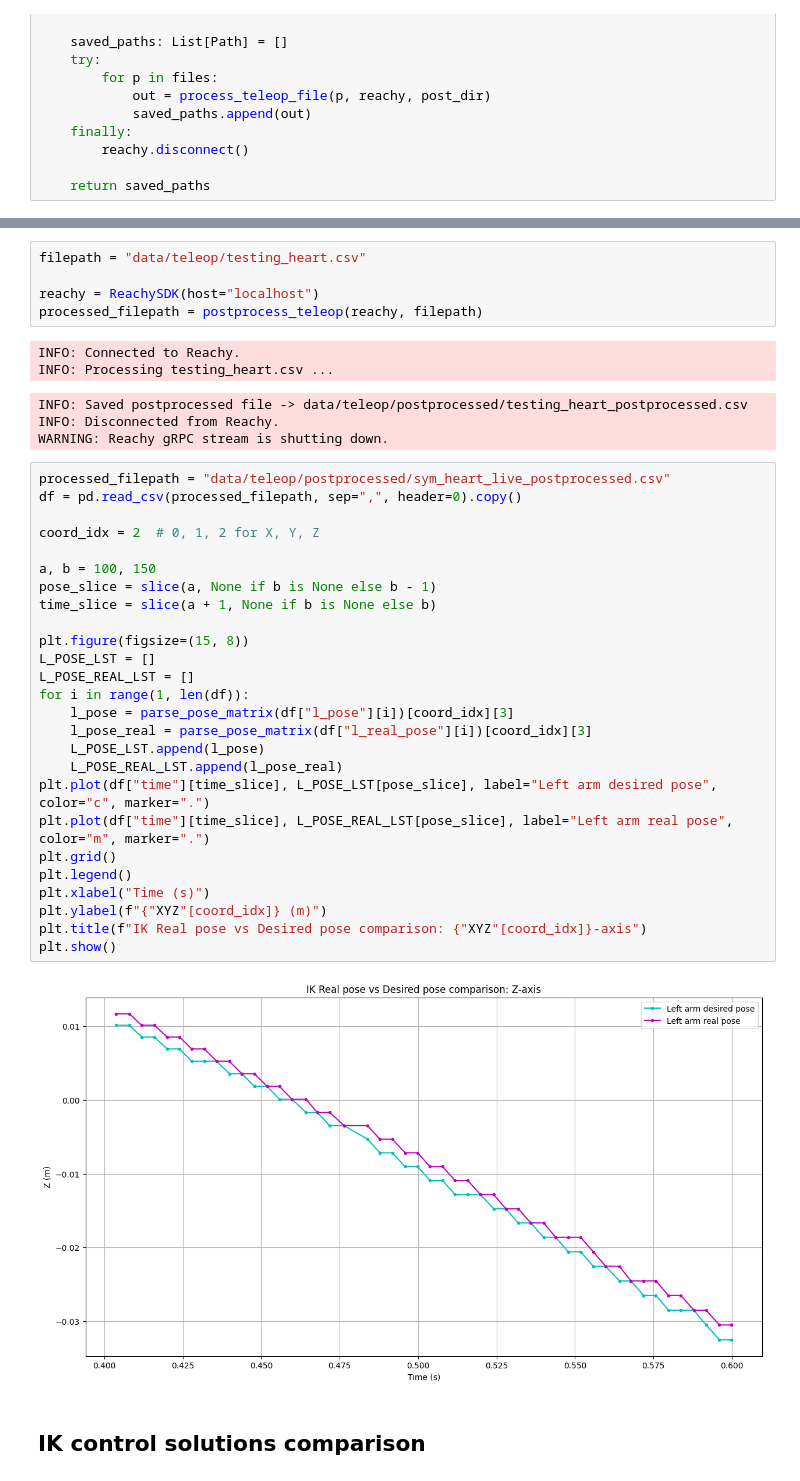
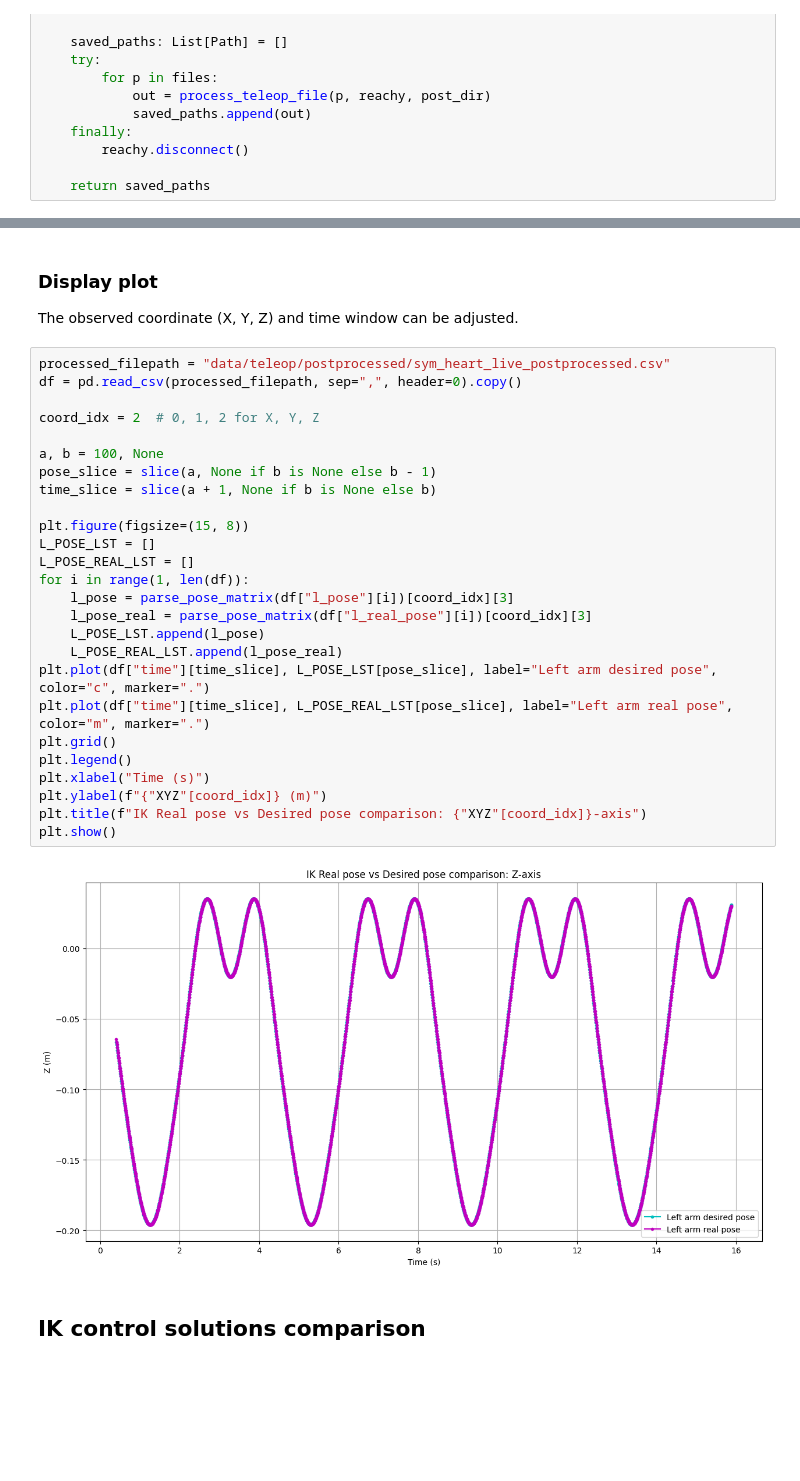
Before and after one commit to pollen-robotics/reachy2_qpik, a Jupyter notebook: src/example/metrics_teleop.ipynb, the cells around one changed output, grey strips where cells are left out. Drawn from its saved outputs; the diff is of its cells as text; blank space fills up the shorter version.

Commit message:
Updating data

```diff
--- a/src/example/metrics_teleop.ipynb
+++ b/src/example/metrics_teleop.ipynb
@@ -252,44 +264,37 @@ INFO: Saved postprocessed file -> data/teleop/postprocessed/qp_heart_live_postpr
 INFO: Disconnected from Reachy.
 WARNING: Reachy gRPC stream is shutting down.
-# %%
-filepath = "data/teleop/testing_heart.csv"
-
-reachy = ReachySDK(host="localhost")
-processed_filepath = postprocess_teleop(reachy, filepath)
-# %% [output]
-INFO: Connected to Reachy.
-INFO: Processing testing_heart.csv ...
-INFO: Saved postprocessed file -> data/teleop/postprocessed/testing_heart_postprocessed.csv
-INFO: Disconnected from Reachy.
-WARNING: Reachy gRPC stream is shutting down.
+# %% [markdown]
+### Display plot
+
+The observed coordinate (X, Y, Z) and time window can be adjusted.
 # %%
 processed_filepath = "data/teleop/postprocessed/sym_heart_live_postprocessed.csv"
 df = pd.read_csv(processed_filepath, sep=",", header=0).copy()
 
 coord_idx = 2  # 0, 1, 2 for X, Y, Z
 
-a, b = 100, 150
+a, b = 100, None
 pose_slice = slice(a, None if b is None else b - 1)
 time_slice = slice(a + 1, None if b is None else b)
 
 plt.figure(figsize=(15, 8))
 L_POSE_LST = []
 L_POSE_REAL_LST = []
 for i in range(1, len(df)):
     l_pose = parse_pose_matrix(df["l_pose"][i])[coord_idx][3]
     l_pose_real = parse_pose_matrix(df["l_real_pose"][i])[coord_idx][3]
     L_POSE_LST.append(l_pose)
     L_POSE_REAL_LST.append(l_pose_real)
 plt.plot(df["time"][time_slice], L_POSE_LST[pose_slice], label="Left arm desired pose", color="c", marker=".")
 plt.plot(df["time"][time_slice], L_POSE_REAL_LST[pose_slice], label="Left arm real pose", color="m", marker=".")
 plt.grid()
 plt.legend()
 plt.xlabel("Time (s)")
 plt.ylabel(f"{"XYZ"[coord_idx]} (m)")
 plt.title(f"IK Real pose vs Desired pose comparison: {"XYZ"[coord_idx]}-axis")
 plt.show()
 # %% [output]
-[figure, old version]
+[figure, new version]
 # %% [markdown]
 ## IK control solutions comparison
 # %% [markdown]
```
Also changed, not shown: parts of 9 cells of this notebook, 29 other files.
